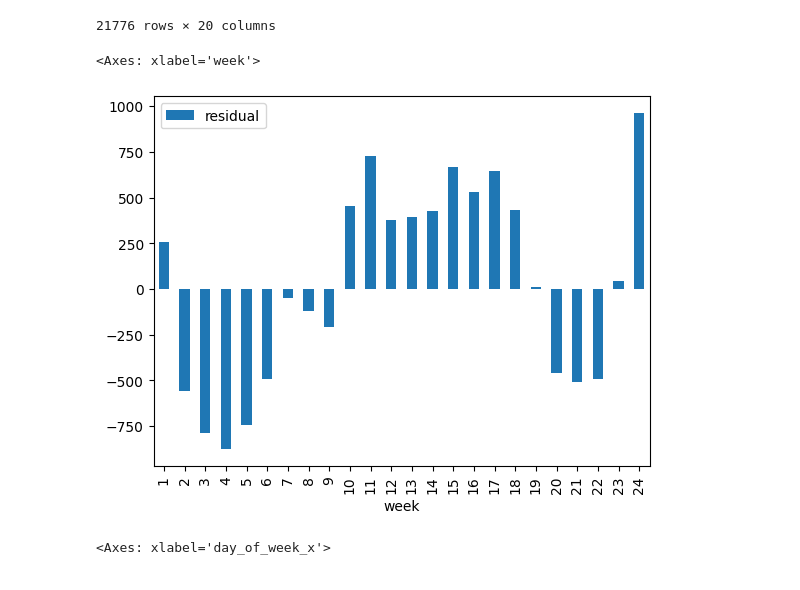
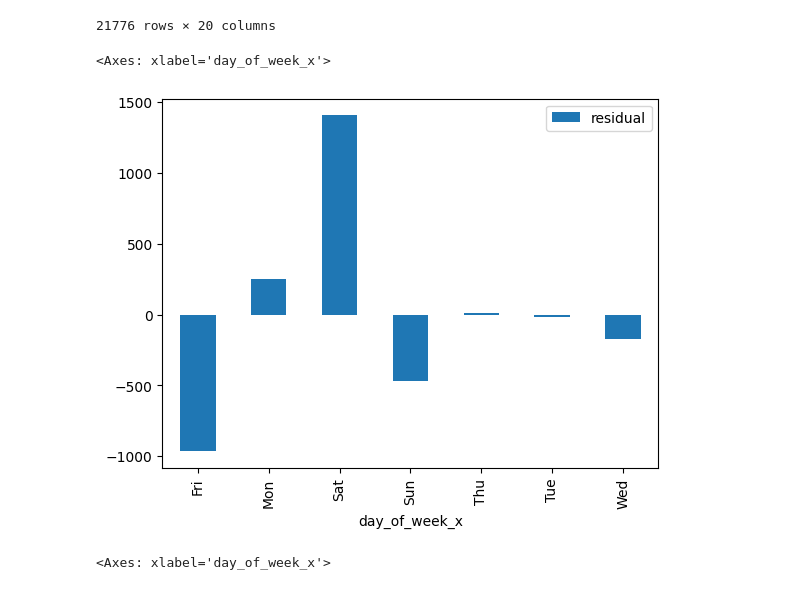
Before and after one commit to tmarchok1/DS440_project, a Jupyter notebook: error_analysis_travis.ipynb, the cells around one changed output. Drawn from its saved outputs; the diff is of its cells as text; code cells hidden in the pictures.

```diff
--- a/error_analysis_travis.ipynb
+++ b/error_analysis_travis.ipynb
@@ -37,12 +37,12 @@ newerrordata
 # %%
 # Examine residuals throughout the weeks of each season
 #errordata[['h_name', 'week', 'actual', 'predicted', 'residual', 'absresidual']].sort_values(by='absresidual', ascending=False).head(50)
 
-resids = errordata.groupby('week')['residual'].mean().to_frame()
+resids = errordata.groupby('day_of_week_x')['residual'].mean().to_frame()
 resids.plot(kind='bar', y='residual')
 # %% [output]
-<Axes: xlabel='week'>
+<Axes: xlabel='day_of_week_x'>
-[figure, old version]
+[figure, new version]
 # %%
 resids = errordata.groupby('day_of_week_x')['residual'].mean().sort_values().to_frame()
 resids.plot(kind='bar', y='residual')
```
Also changed, not shown: 2 other files.
